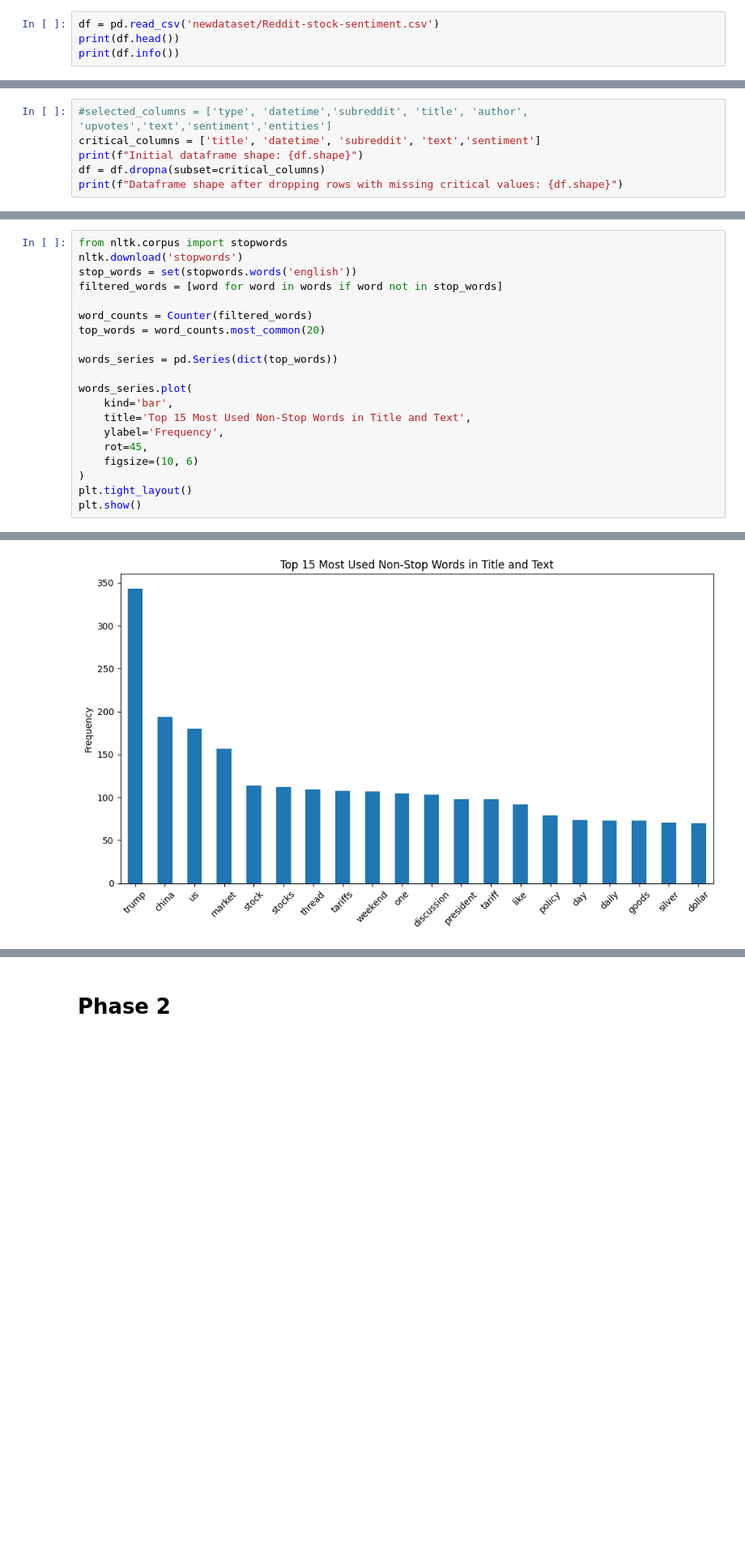
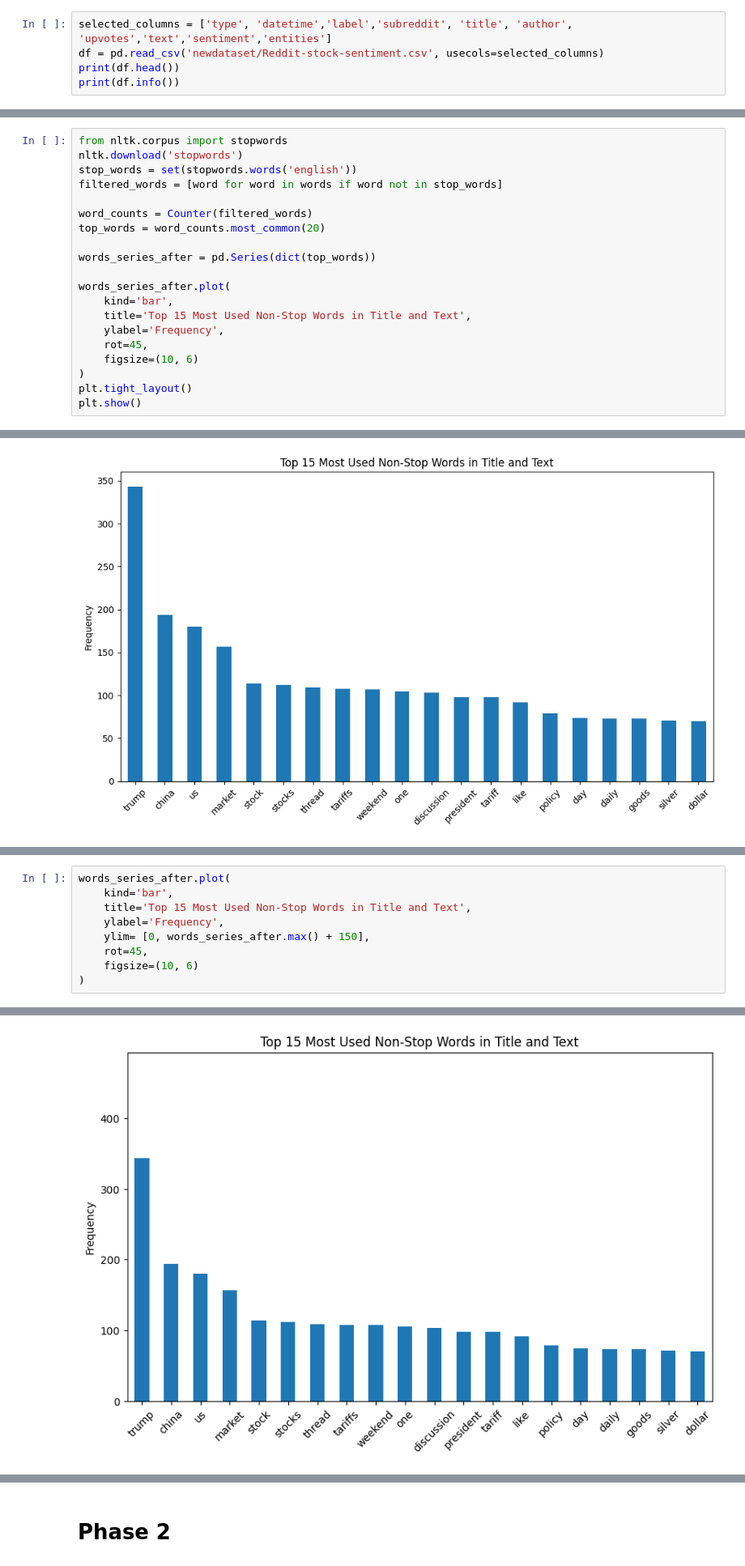
Before and after one commit to Timss22/DM2025-Lab1-Exercise, a Jupyter notebook: DM2025-Lab1-Homework.ipynb, the cells around one changed output, grey strips where cells are left out. Shown: that part at 81% size. Saved outputs shown, nothing was run; the diff lists cells and outputs as text; blank space fills up the shorter version.

```diff
--- a/DM2025-Lab1-Homework.ipynb
+++ b/DM2025-Lab1-Homework.ipynb
@@ -84,6 +84,7 @@ import umap
 # %% [markdown]
 ### Create dataframe and check the info of the data
 # %%
-df = pd.read_csv('newdataset/Reddit-stock-sentiment.csv')
+selected_columns = ['type', 'datetime','label','subreddit', 'title', 'author', 'upvotes','text','sentiment','entities']
+df = pd.read_csv('newdataset/Reddit-stock-sentiment.csv', usecols=selected_columns)
 print(df.head())
 print(df.info())
@@ -92,6 +108,0 @@ print(df.info())
-# %%
-#selected_columns = ['type', 'datetime','subreddit', 'title', 'author', 'upvotes','text','sentiment','entities']
-critical_columns = ['title', 'datetime', 'subreddit', 'text','sentiment']
-print(f"Initial dataframe shape: {df.shape}")
-df = df.dropna(subset=critical_columns)
-print(f"Dataframe shape after dropping rows with missing critical values: {df.shape}")
@@ -175,9 +174,9 @@ filtered_words = [word for word in words if word not in stop_words]
 word_counts = Counter(filtered_words)
 top_words = word_counts.most_common(20)
 
-words_series = pd.Series(dict(top_words))
+words_series_after = pd.Series(dict(top_words))
 
-words_series.plot(
+words_series_after.plot(
     kind='bar',
     title='Top 15 Most Used Non-Stop Words in Title and Text',
     ylabel='Frequency',
@@ -201,0 +269,10 @@ import helpers.data_mining_helpers as dmh
+# %%
+words_series_after.plot(
+    kind='bar',
+    title='Top 15 Most Used Non-Stop Words in Title and Text',
+    ylabel='Frequency',
+    ylim= [0, words_series_after.max() + 150],
+    rot=45,
+    figsize=(10, 6)
+)
+# %% [output]
@@ -201,0 +280 @@ import helpers.data_mining_helpers as dmh
+[figure, added]
```
Also changed, not shown: parts of 35 cells of this notebook, 2 other files.
